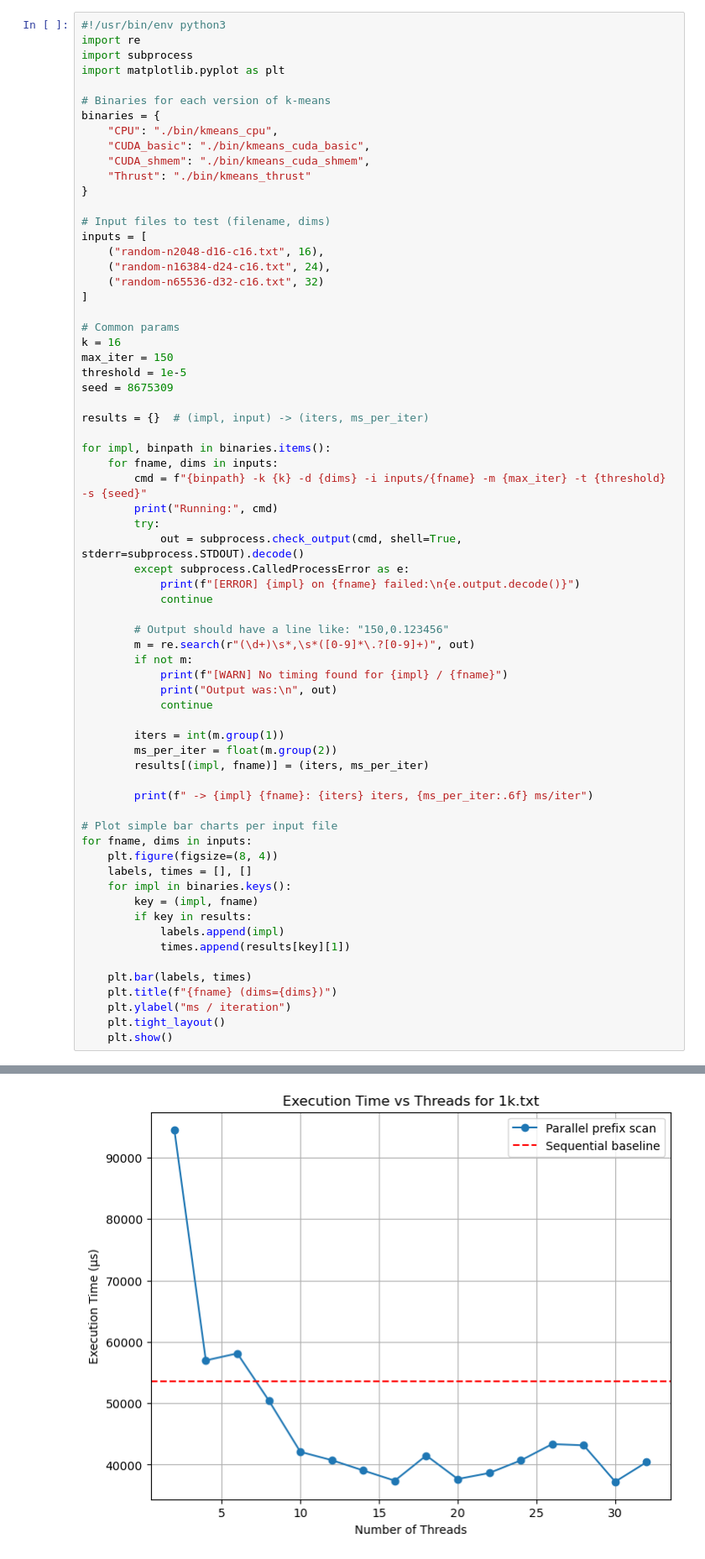
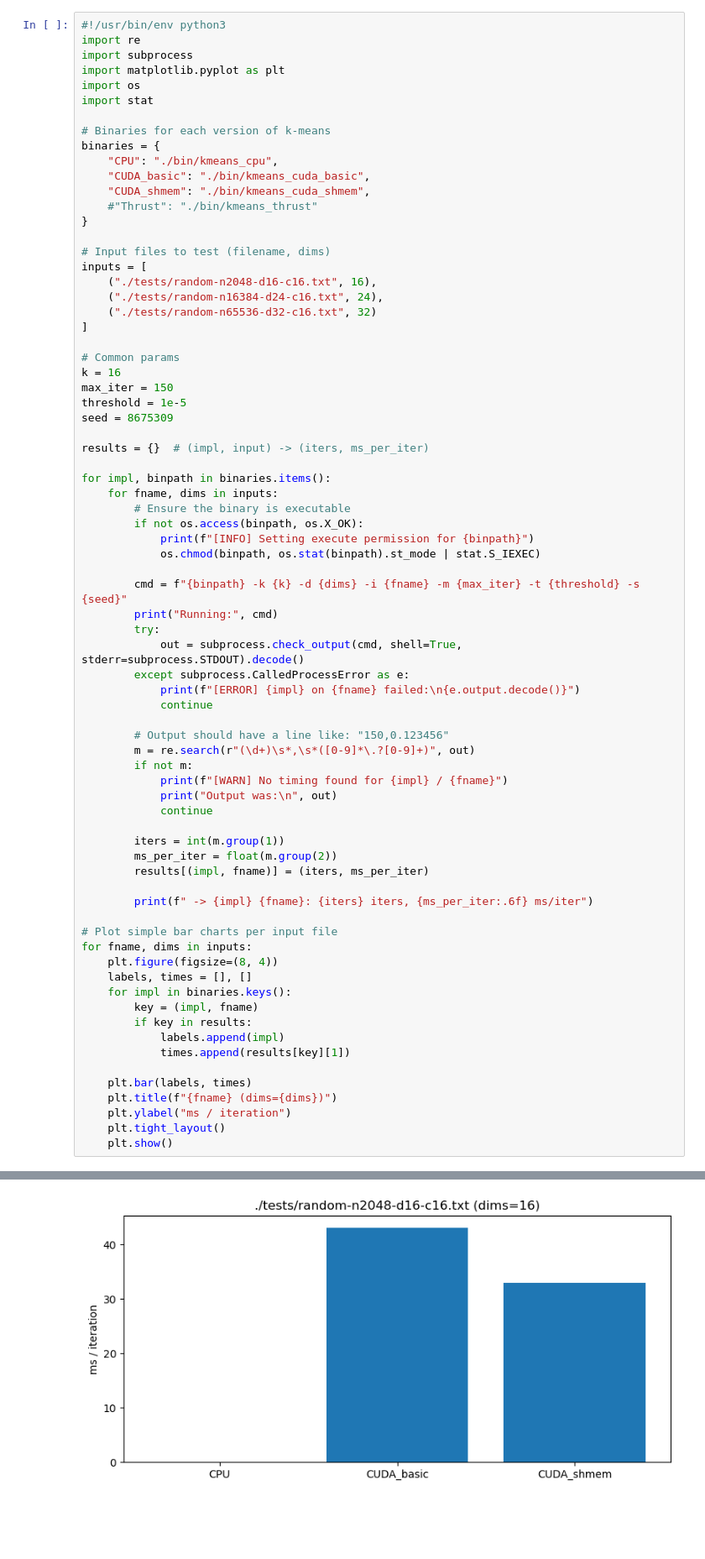
Before and after one commit to geraldfattah02/ParallelSystemsLabs, a Jupyter notebook: handin-skeleton/run_tests.ipynb, the cells around one changed output, grey strips where cells are left out. Shown: that part at 84% size. Drawn from its saved outputs; the diff is of its cells as text; blank space fills up the shorter version.

Commit message:
Running Tests

```diff
--- a/handin-skeleton/run_tests.ipynb
+++ b/handin-skeleton/run_tests.ipynb
@@ -3,20 +3,22 @@
 import re
 import subprocess
 import matplotlib.pyplot as plt
+import os
+import stat
 
 # Binaries for each version of k-means
 binaries = {
     "CPU": "./bin/kmeans_cpu",
     "CUDA_basic": "./bin/kmeans_cuda_basic",
     "CUDA_shmem": "./bin/kmeans_cuda_shmem",
-    "Thrust": "./bin/kmeans_thrust"
+    #"Thrust": "./bin/kmeans_thrust"
 }
 
 # Input files to test (filename, dims)
 inputs = [
-    ("random-n2048-d16-c16.txt", 16),
-    ("random-n16384-d24-c16.txt", 24),
-    ("random-n65536-d32-c16.txt", 32)
+    ("./tests/random-n2048-d16-c16.txt", 16),
+    ("./tests/random-n16384-d24-c16.txt", 24),
+    ("./tests/random-n65536-d32-c16.txt", 32)
 ]
 
 # Common params
@@ -29,7 +31,12 @@ results = {}  # (impl, input) -> (iters, ms_per_iter)
 
 for impl, binpath in binaries.items():
     for fname, dims in inputs:
-        cmd = f"{binpath} -k {k} -d {dims} -i inputs/{fname} -m {max_iter} -t {threshold} -s {seed}"
+        # Ensure the binary is executable
+        if not os.access(binpath, os.X_OK):
+            print(f"[INFO] Setting execute permission for {binpath}")
+            os.chmod(binpath, os.stat(binpath).st_mode | stat.S_IEXEC)
+
+        cmd = f"{binpath} -k {k} -d {dims} -i {fname} -m {max_iter} -t {threshold} -s {seed}"
         print("Running:", cmd)
         try:
             out = subprocess.check_output(cmd, shell=True, stderr=subprocess.STDOUT).decode()
@@ -86 +94 @@ Threads=32, Time=40419.0 µs
-[figure, old version]
+[figure, new version]
```
Also changed, not shown: parts of 1 cell of this notebook, 3 other files.
